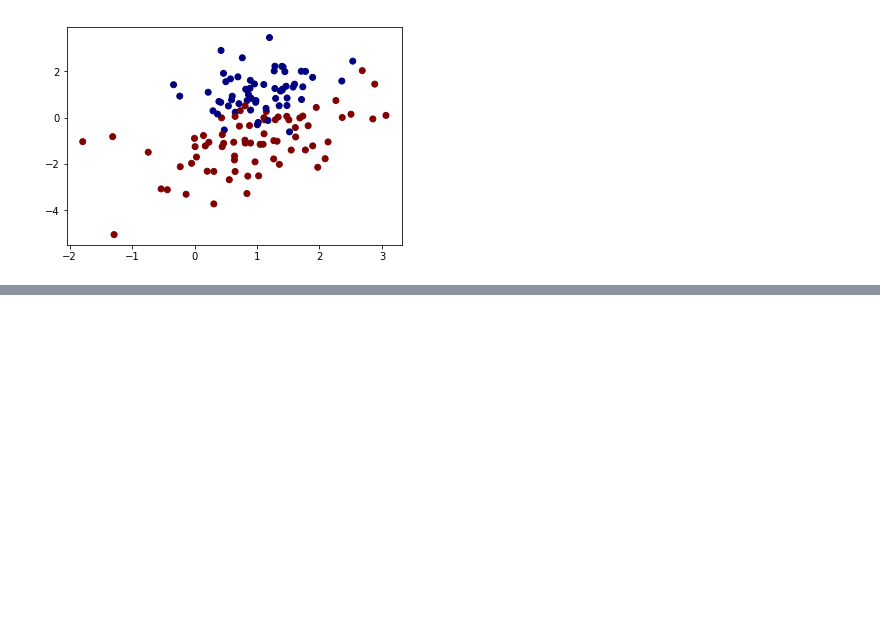
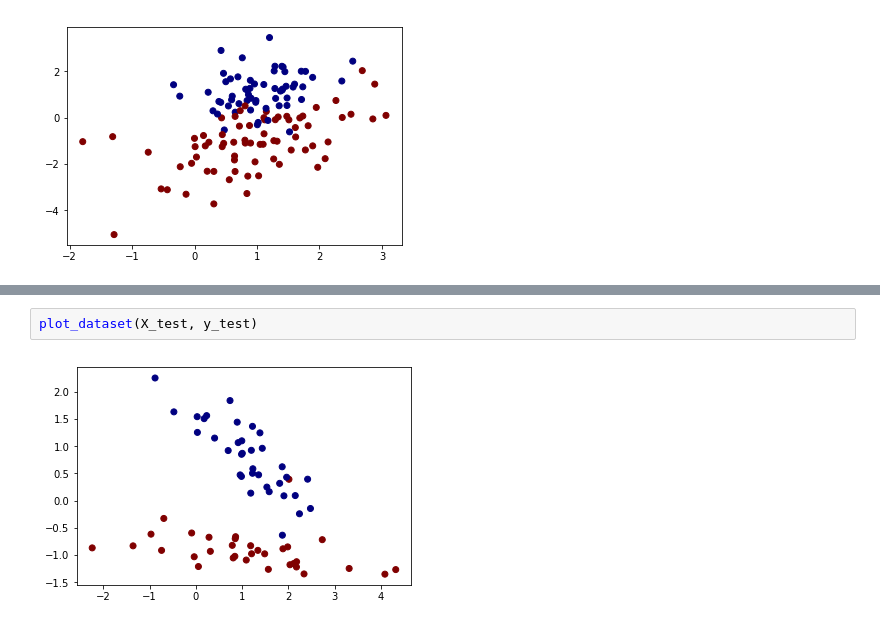
Before and after one commit to standemdem/syntethic_2D, a Jupyter notebook: Synthetic_Dataset.ipynb, the cells around one changed output, grey strips where cells are left out. Saved outputs shown, nothing was run; the diff lists cells and outputs as text; blank space fills up the shorter version.

```diff
--- a/Synthetic_Dataset.ipynb
+++ b/Synthetic_Dataset.ipynb
@@ -225,0 +160,4 @@ plot_dataset(X_train,y_train)
+# %%
+plot_dataset(X_test, y_test)
+# %% [output]
+[figure, added]
```
Also changed, not shown: parts of 13 cells of this notebook.
